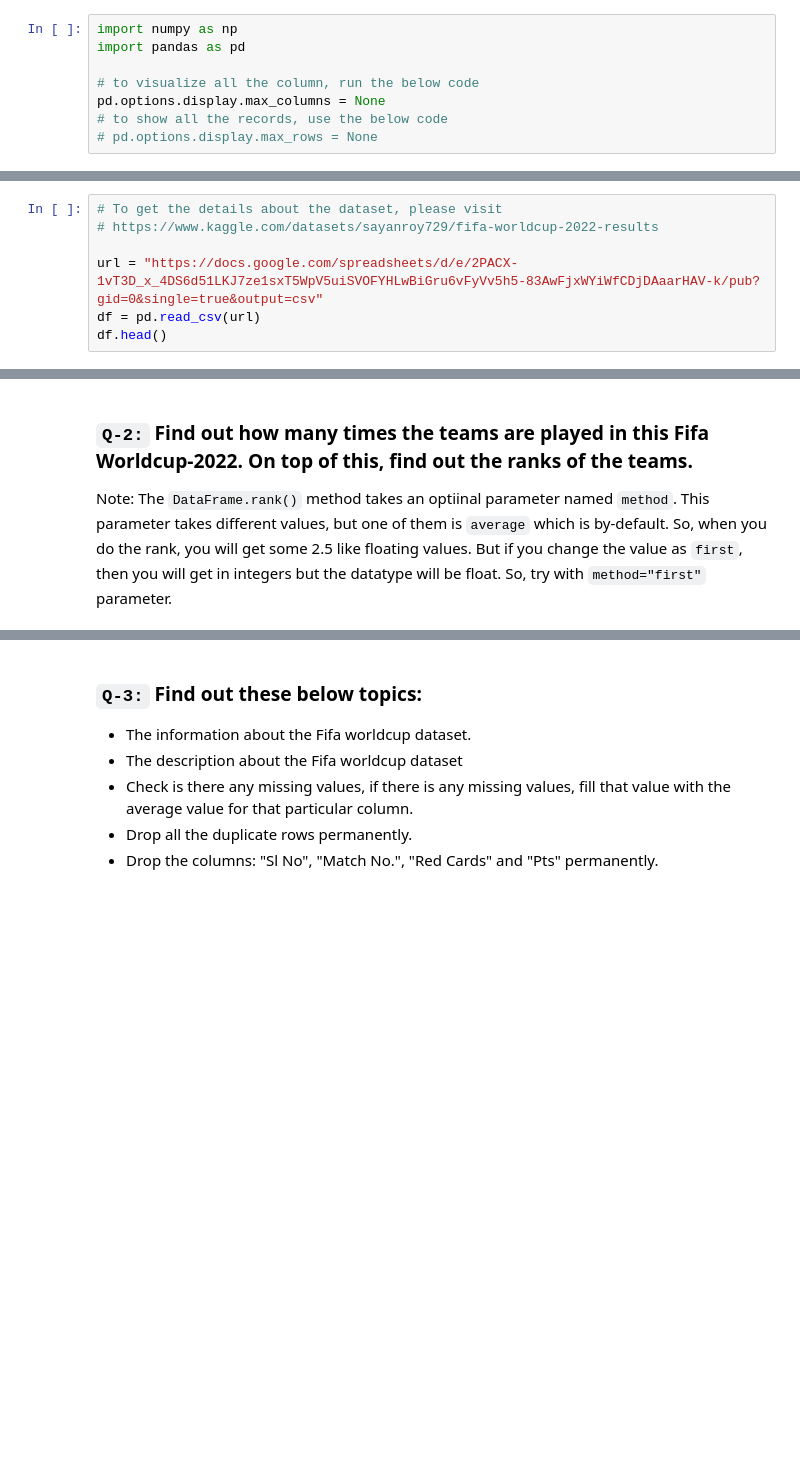
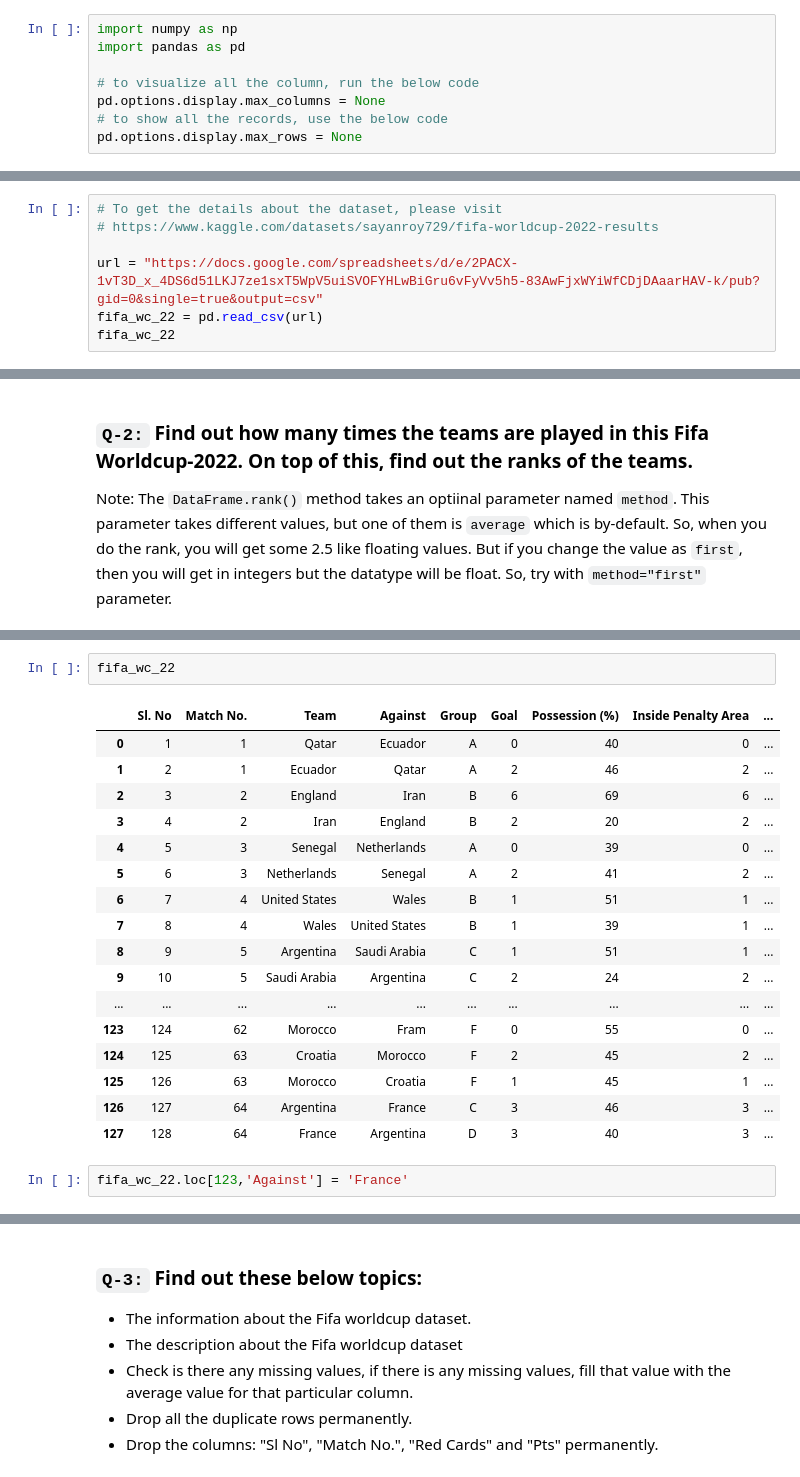
Before and after one commit to rishabhk1501/Data-Analytics-Tasks, a Jupyter notebook: session_18_tasks_soln.ipynb, the cells around one changed output, grey strips where cells are left out. Drawn from its saved outputs; the diff is of its cells as text; blank space fills up the shorter version.

```diff
--- a/session_18_tasks_soln.ipynb
+++ b/session_18_tasks_soln.ipynb
@@ -7,7 +7,7 @@ import pandas as pd
 # to visualize all the column, run the below code
 pd.options.display.max_columns = None
 # to show all the records, use the below code
-# pd.options.display.max_rows = None
+pd.options.display.max_rows = None
 # %% [markdown]
 ## Fifa Worldcup - 2022 dataset.
 
@@ -19,5 +19,5 @@ Also you can directly use an url to read the dataset by using `pd.read_csv()` me
 # https://www.kaggle.com/datasets/sayanroy729/fifa-worldcup-2022-results
 
 url = "https://docs.google.com/spreadsheets/d/e/2PACX-1vT3D_x_4DS6d51LKJ7ze1sxT5WpV5uiSVOFYHLwBiGru6vFyVv5h5-83AwFjxWYiWfCDjDAaarHAV-k/pub?gid=0&single=true&output=csv"
-df = pd.read_csv(url)
-df.head()
+fifa_wc_22 = pd.read_csv(url)
+fifa_wc_22
@@ -76,0 +220,22 @@ Note: The `DataFrame.rank()` method takes an optiinal parameter named `method`.
+# %%
+fifa_wc_22
+# %% [output]
+|  | Sl. No | Match No. | Team | Against | Group | Goal | Possession (%) | Inside Penalty Area | ... |
+| 0 | 1 | 1 | Qatar | Ecuador | A | 0 | 40 | 0 | ... |
+| 1 | 2 | 1 | Ecuador | Qatar | A | 2 | 46 | 2 | ... |
+| 2 | 3 | 2 | England | Iran | B | 6 | 69 | 6 | ... |
+| 3 | 4 | 2 | Iran | England | B | 2 | 20 | 2 | ... |
+| 4 | 5 | 3 | Senegal | Netherlands | A | 0 | 39 | 0 | ... |
+| 5 | 6 | 3 | Netherlands | Senegal | A | 2 | 41 | 2 | ... |
+| 6 | 7 | 4 | United States | Wales | B | 1 | 51 | 1 | ... |
+| 7 | 8 | 4 | Wales | United States | B | 1 | 39 | 1 | ... |
+| 8 | 9 | 5 | Argentina | Saudi Arabia | C | 1 | 51 | 1 | ... |
+| 9 | 10 | 5 | Saudi Arabia | Argentina | C | 2 | 24 | 2 | ... |
+| ... | ... | ... | ... | ... | ... | ... | ... | ... | ... |
+| 123 | 124 | 62 | Morocco | Fram | F | 0 | 55 | 0 | ... |
+| 124 | 125 | 63 | Croatia | Morocco | F | 2 | 45 | 2 | ... |
+| 125 | 126 | 63 | Morocco | Croatia | F | 1 | 45 | 1 | ... |
+| 126 | 127 | 64 | Argentina | France | C | 3 | 46 | 3 | ... |
+| 127 | 128 | 64 | France | Argentina | D | 3 | 40 | 3 | ... |
+# %%
+fifa_wc_22.loc[123,'Against'] = 'France'
```
Also changed, not shown: parts of 35 cells of this notebook.
